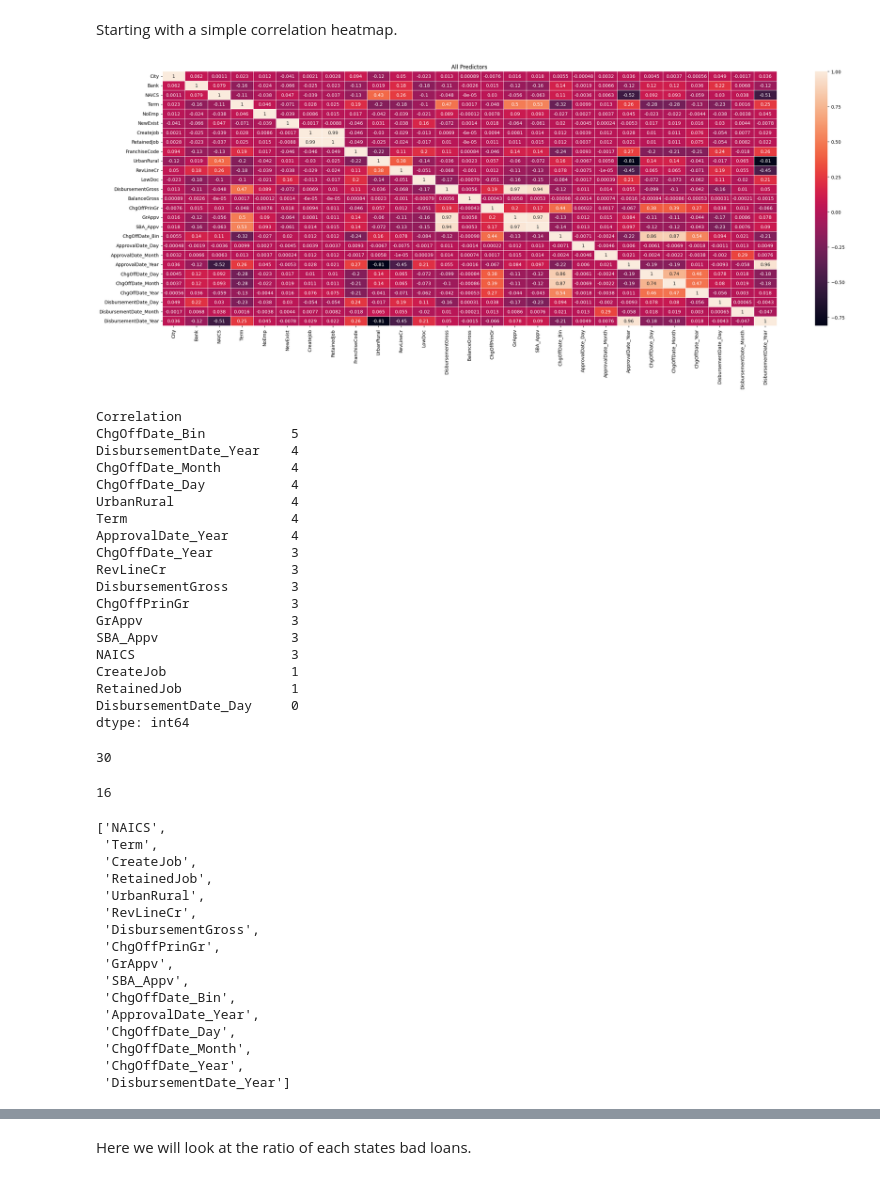
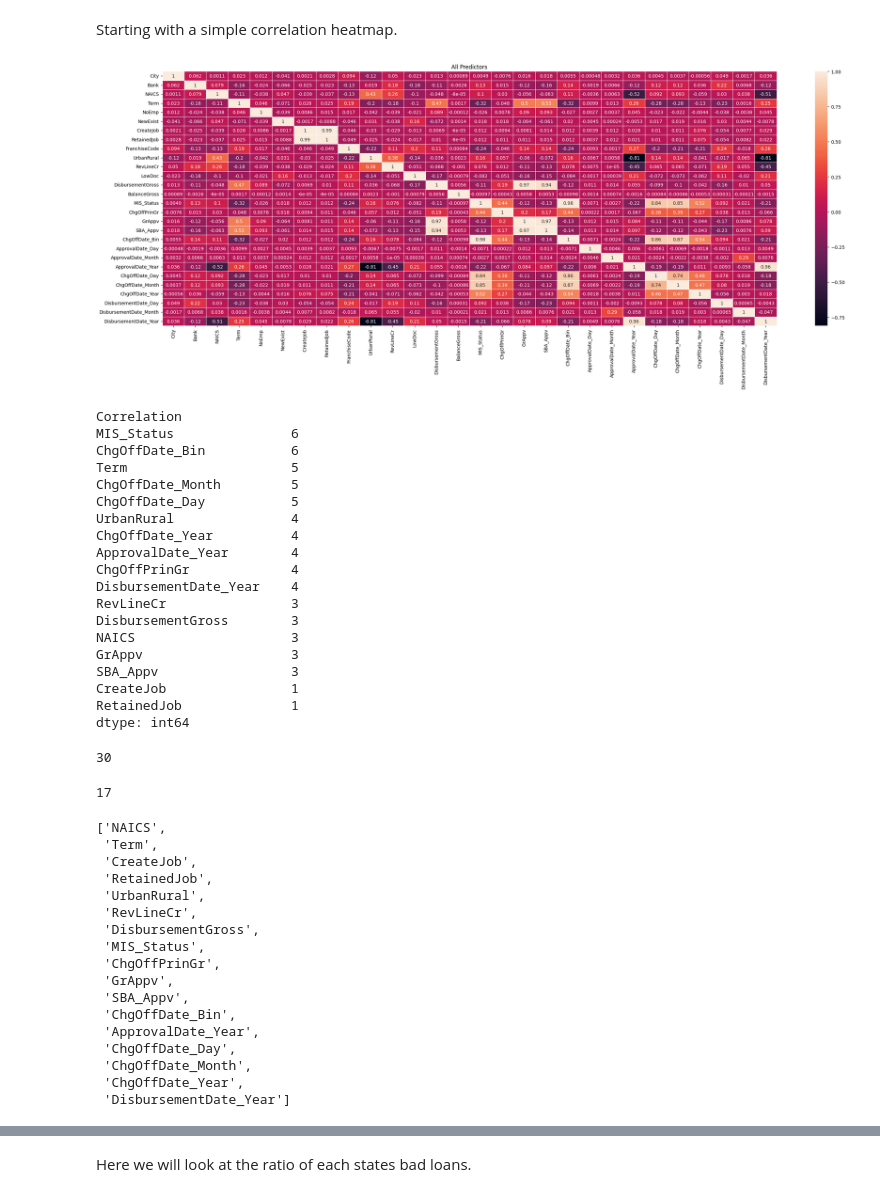
Before and after one commit to wolfesamk/2023-BA-Conmpetition, a Jupyter notebook: Main/MSBA 207 SBA Case - Contest.ipynb, the cells around one changed output, grey strips where cells are left out. Cells and saved outputs as stored; diff of their text form; code cells hidden in the pictures.

```diff
--- a/Main/MSBA 207 SBA Case - Contest.ipynb
+++ b/Main/MSBA 207 SBA Case - Contest.ipynb
@@ -101,7 +102,11 @@ warnings.simplefilter(action='ignore', category=FutureWarning)
 #
 # We assume that data are kept in the same directory as the notebook. If you keep your
 # data in a different folder, replace the argument of the `Path`
-DATA = Path('E:/Aliit/School/MSBA/Contest/2023-BA-Conmpetition/Data/')
+
+#DATA = Path('E:/Aliit/School/MSBA/Contest/2023-BA-Conmpetition/Data/')
+DATA = Path('D:/Users/swolfe/Documents/GitHub/2023-BA-Conmpetition/Data/')
+#DATA = Path('D:/Users\swolfe\Documents\GitHub\2023-BA-Conmpetition\Data')
+
 #DATA = Path('C:/Users/Min Li/OneDrive/teaching/DS110/dmba')
 # and then load data using
 #
@@ -341,16 +364,16 @@ for x in categoricals:
 # %% [markdown]
 Starting with a simple correlation heatmap.
 # %%
-corr = round(df_SBA_mod_1.drop(columns=texts+outcome).corr(),5)
+corr = round(df_SBA_mod_1.drop(columns=texts).corr(),5)
 #sns.heatmap(corr,annot=True)
 
 fig, ax = plt.subplots(figsize=(30,10))
 
 sns.heatmap(data=corr,annot=True,ax=ax,linewidth=.5)
 ax.set_title('All Predictors')
 plt.show()
 # %% [output]
-[figure, old version]
+[figure, new version]
 # %%
 cutoff = 0.3
 corr_reduced = (corr.abs() > cutoff).sum() - 1
@@ -358,23 +381,23 @@ print("Correlation")
 print(corr_reduced.sort_values(ascending=False).head(17))
 # %% [output]
 Correlation
-ChgOffDate_Bin           5
+MIS_Status               6
+ChgOffDate_Bin           6
+Term                     5
+ChgOffDate_Month         5
+ChgOffDate_Day           5
+UrbanRural               4
+ChgOffDate_Year          4
+ApprovalDate_Year        4
+ChgOffPrinGr             4
 DisbursementDate_Year    4
-ChgOffDate_Month         4
-ChgOffDate_Day           4
-UrbanRural               4
-Term                     4
-ApprovalDate_Year        4
-ChgOffDate_Year          3
 RevLineCr                3
 DisbursementGross        3
-ChgOffPrinGr             3
+NAICS                    3
 GrAppv                   3
 SBA_Appv                 3
-NAICS                    3
 CreateJob                1
 RetainedJob              1
-DisbursementDate_Day     0
 dtype: int64
 # %%
 df_corr_reduced = corr_reduced.to_frame()
@@ -389,7 +412,7 @@ len(df_SBA_mod_1.columns)
 # %%
 len(corr_pred)
 # %% [output]
-16
+17
 # %%
 corr_pred
 # %% [output]
@@ -400,6 +423,7 @@ corr_pred
  'UrbanRural',
  'RevLineCr',
  'DisbursementGross',
+ 'MIS_Status',
  'ChgOffPrinGr',
  'GrAppv',
  'SBA_Appv',
```
Also changed, not shown: parts of 9 cells of this notebook.
